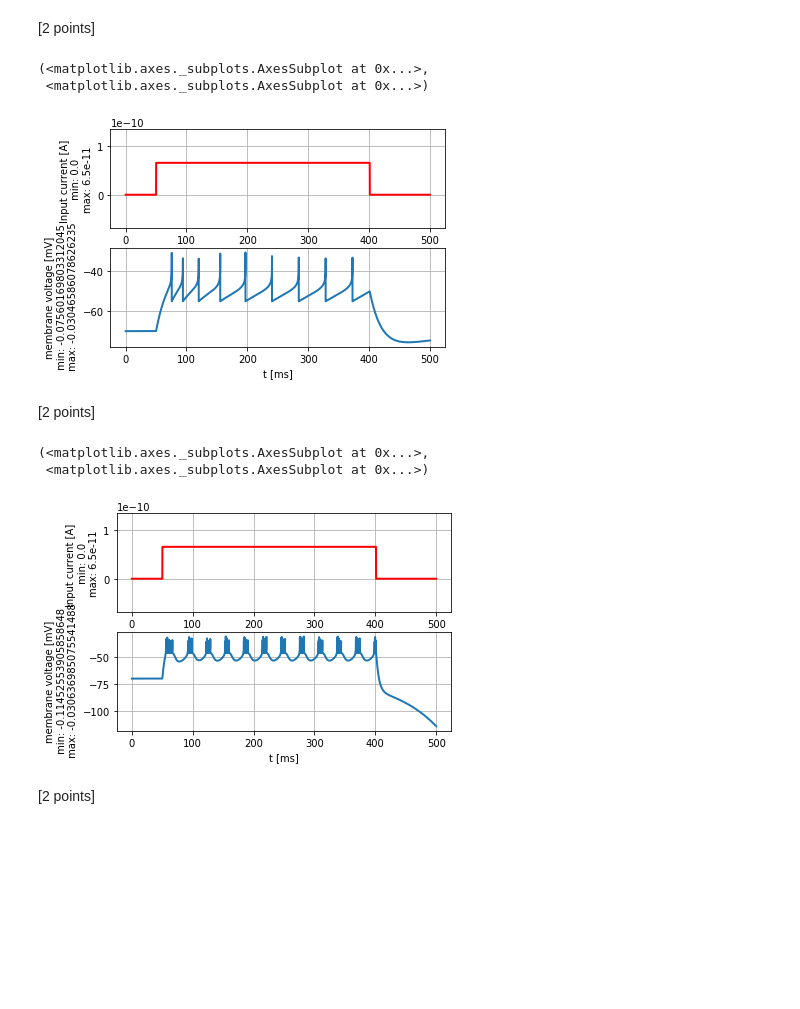
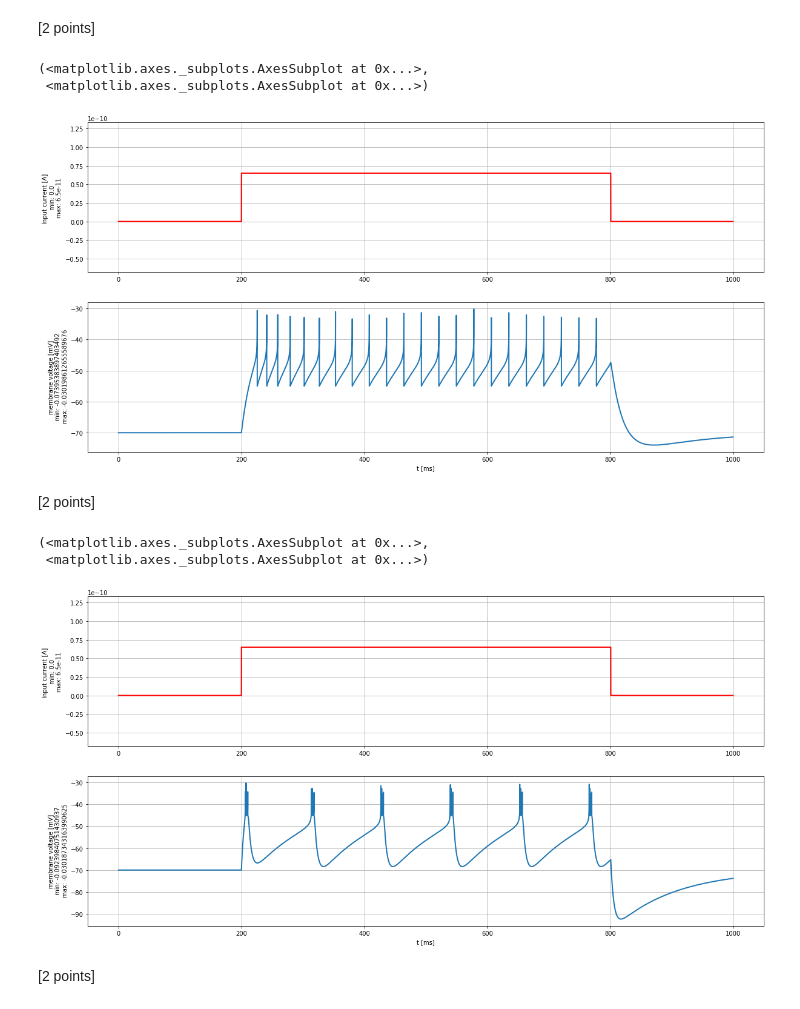
Before and after one commit to KiyarashFarivar/bmnn, a Jupyter notebook: Mini_proj1.ipynb, the cells around one changed output. Drawn from its saved outputs; the diff is of its cells as text; code cells hidden in the pictures; blank space fills up the shorter version.

```diff
--- a/Mini_proj1.ipynb
+++ b/Mini_proj1.ipynb
@@ -245,8 +246,9 @@ $\begin{split}\left[\begin{array}{ccll}
 
 - When you simulate the model with the default parameters, it produces the voltage trace shown above. Describe that firing pattern. Use the terminology of Fig. 6.1 in [Chapter 6.1](https://neuronaldynamics.epfl.ch/online/Ch6.S1.html) [max 2 lines, 1 point]
 # %%
-current = input_factory.get_step_current(50, 400, 1. * b2.ms, 65.0 * b2.pA)
-state_monitor, spike_monitor = AdEx.simulate_AdEx_neuron(I_stim=current, simulation_time=500 * b2.ms)
+current = input_factory.get_step_current(200, 800, 1. * b2.ms, 65.0 * b2.pA)
+state_monitor, spike_monitor = AdEx.simulate_AdEx_neuron(I_stim=current, simulation_time=1000 * b2.ms)
+plt.figure(figsize=(20,10))
 plot_tools.plot_voltage_and_current_traces(state_monitor, current)
 # %% [output]
 (<matplotlib.axes._subplots.AxesSubplot at 0x...>,
@@ -283,44 +285,46 @@ If you do not specify any parameter, the following default values are used:
 # %% [markdown]
 [2 points]
 # %%
-# adapting
+# adapting firing pattern
+
 % matplotlib inline
 import brian2 as b2
 
 tau_m_adapting = 20.0*b2.msecond
 v_reset_adapting = -55.0*b2.mvolt
 a_adapting = 0.0*b2.nsiemens
-b_adapting = 10.0*b2.pamp
-taw_w_adapting = 200.0*b2.msecond
+b_adapting = 5.0*b2.pamp
+taw_w_adapting = 100.0*b2.msecond
 
 state_monitor_adapting, temp  = AdEx.simulate_AdEx_neuron(tau_m=tau_m_adapting, v_reset=v_reset_adapting,
                                                           a=a_adapting, b= b_adapting,
-                                                          I_stim=current, simulation_time=500. * b2.msecond)
+                                                          I_stim=current, simulation_time=1000. * b2.msecond)
+plt.figure(figsize=(20,10))
 plot_tools.plot_voltage_and_current_traces(state_monitor_adapting, current)
 # %% [output]
 (<matplotlib.axes._subplots.AxesSubplot at 0x...>,
  <matplotlib.axes._subplots.AxesSubplot at 0x...>)
-[figure, old version]
+[figure, new version]
 # %% [markdown]
 [2 points]
 # %%
-# bursting firing pattern from book
-
+# bursting firing pattern
 
 tau_m_bursting = 5.0*b2.msecond
-v_reset_bursting = -46.0*b2.mvolt
-a_bursting = -5.0*b2.nsiemens
-b_bursting = 7.0*b2.pamp
+v_reset_bursting = -45.0*b2.mvolt
+a_bursting = 0.0*b2.nsiemens
+b_bursting = 10.0*b2.pamp
 taw_w_bursting = 100.0*b2.msecond
 
 state_monitor_bursting, temp = AdEx.simulate_AdEx_neuron(tau_m=tau_m_bursting, v_reset=v_reset_bursting,
                                                           a=a_bursting, b= b_bursting,
-                                                          I_stim=current, simulation_time=500. * b2.msecond)
+                                                          I_stim=current, simulation_time=1000. * b2.msecond)
+plt.figure(figsize=(20,10))
 plot_tools.plot_voltage_and_current_traces(state_monitor_bursting, current)
 # %% [output]
 (<matplotlib.axes._subplots.AxesSubplot at 0x...>,
  <matplotlib.axes._subplots.AxesSubplot at 0x...>)
-[figure, old version]
+[figure, new version]
 # %% [markdown]
 [2 points]
 # %%
```
Also changed, not shown: parts of 12 cells of this notebook.
